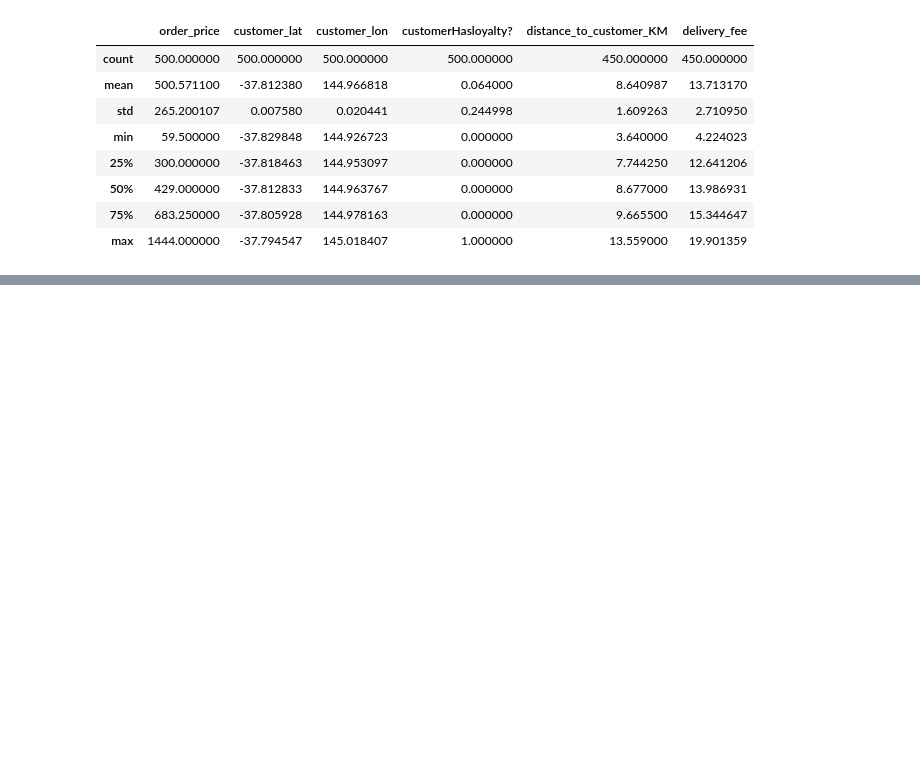
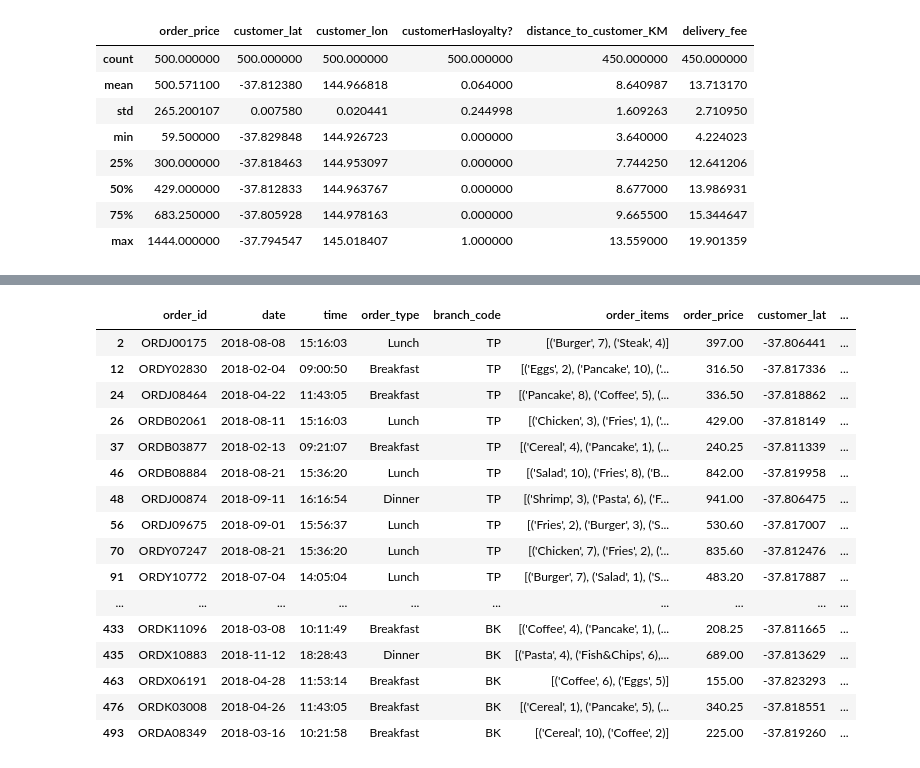
Before and after one commit to pradnyaalc/Data-Cleaning-and-EDA, a Jupyter notebook: Group_113.ipynb, the cells around one changed output, grey strips where cells are left out. Cells and saved outputs as stored; diff of their text form; code cells hidden in the pictures; blank space fills up the shorter version.

```diff
--- a/Group_113.ipynb
+++ b/Group_113.ipynb
@@ -480,0 +643,20 @@ missing_df['branch_code'] = missing_df.apply(lambda row:check_branch_code(row['o
+# %%
+missing_df_with_branch.loc[missing_df_with_branch['distance_to_customer_KM'].isnull(), ]
+# %% [output]
+|  | order_id | date | time | order_type | branch_code | order_items | order_price | customer_lat | ... |
+| 2 | ORDJ00175 | 2018-08-08 | 15:16:03 | Lunch | TP | [('Burger', 7), ('Steak', 4)] | 397.00 | -37.806441 | ... |
+| 12 | ORDY02830 | 2018-02-04 | 09:00:50 | Breakfast | TP | [('Eggs', 2), ('Pancake', 10), ('... | 316.50 | -37.817336 | ... |
+| 24 | ORDJ08464 | 2018-04-22 | 11:43:05 | Breakfast | TP | [('Pancake', 8), ('Coffee', 5), (... | 336.50 | -37.818862 | ... |
+| 26 | ORDB02061 | 2018-08-11 | 15:16:03 | Lunch | TP | [('Chicken', 3), ('Fries', 1), ('... | 429.00 | -37.818149 | ... |
+| 37 | ORDB03877 | 2018-02-13 | 09:21:07 | Breakfast | TP | [('Cereal', 4), ('Pancake', 1), (... | 240.25 | -37.811339 | ... |
+| 46 | ORDB08884 | 2018-08-21 | 15:36:20 | Lunch | TP | [('Salad', 10), ('Fries', 8), ('B... | 842.00 | -37.819958 | ... |
+| 48 | ORDJ00874 | 2018-09-11 | 16:16:54 | Dinner | TP | [('Shrimp', 3), ('Pasta', 6), ('F... | 941.00 | -37.806475 | ... |
+| 56 | ORDJ09675 | 2018-09-01 | 15:56:37 | Lunch | TP | [('Fries', 2), ('Burger', 3), ('S... | 530.60 | -37.817007 | ... |
+| 70 | ORDY07247 | 2018-08-21 | 15:36:20 | Lunch | TP | [('Chicken', 7), ('Fries', 2), ('... | 835.60 | -37.812476 | ... |
+| 91 | ORDY10772 | 2018-07-04 | 14:05:04 | Lunch | TP | [('Burger', 7), ('Salad', 1), ('S... | 483.20 | -37.817887 | ... |
+| ... | ... | ... | ... | ... | ... | ... | ... | ... | ... |
+| 433 | ORDK11096 | 2018-03-08 | 10:11:49 | Breakfast | BK | [('Coffee', 4), ('Pancake', 1), (... | 208.25 | -37.811665 | ... |
+| 435 | ORDX10883 | 2018-11-12 | 18:28:43 | Dinner | BK | [('Pasta', 4), ('Fish&Chips', 6),... | 689.00 | -37.813629 | ... |
+| 463 | ORDX06191 | 2018-04-28 | 11:53:14 | Breakfast | BK | [('Coffee', 6), ('Eggs', 5)] | 155.00 | -37.823293 | ... |
+| 476 | ORDK03008 | 2018-04-26 | 11:43:05 | Breakfast | BK | [('Cereal', 1), ('Pancake', 5), (... | 340.25 | -37.818551 | ... |
+| 493 | ORDA08349 | 2018-03-16 | 10:21:58 | Breakfast | BK | [('Cereal', 10), ('Coffee', 2)] | 225.00 | -37.819260 | ... |
```
Also changed, not shown: parts of 34 cells of this notebook.
